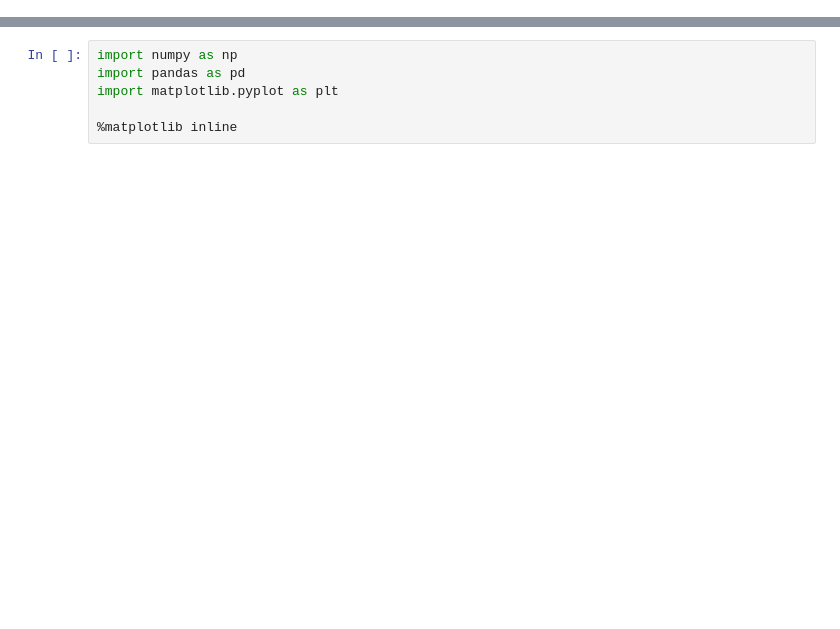
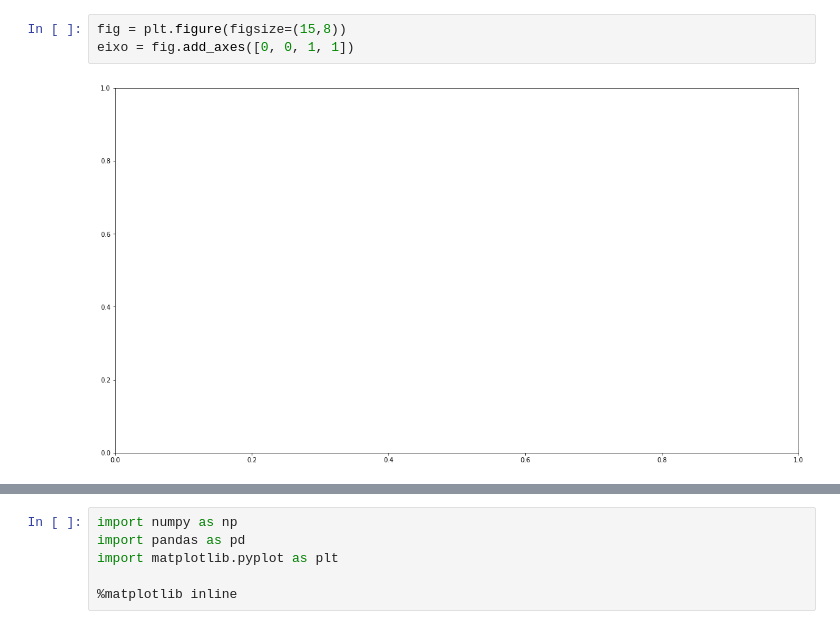
Before and after one commit to Moc967/Alura-Python, a Jupyter notebook: Matplotlib/Data Visualization com Matplotlib.ipynb, the cells around one changed output, grey strips where cells are left out. Drawn from its saved outputs; the diff is of its cells as text; blank space fills up the shorter version.

```diff
--- a/Matplotlib/Data Visualization com Matplotlib.ipynb
+++ b/Matplotlib/Data Visualization com Matplotlib.ipynb
@@ -0,0 +62,5 @@
+# %%
+fig = plt.figure(figsize=(15,8))
+eixo = fig.add_axes([0, 0, 1, 1])
+# %% [output]
+[figure, added]
```
Also changed, not shown: parts of 62 cells of this notebook, 5 other files.
